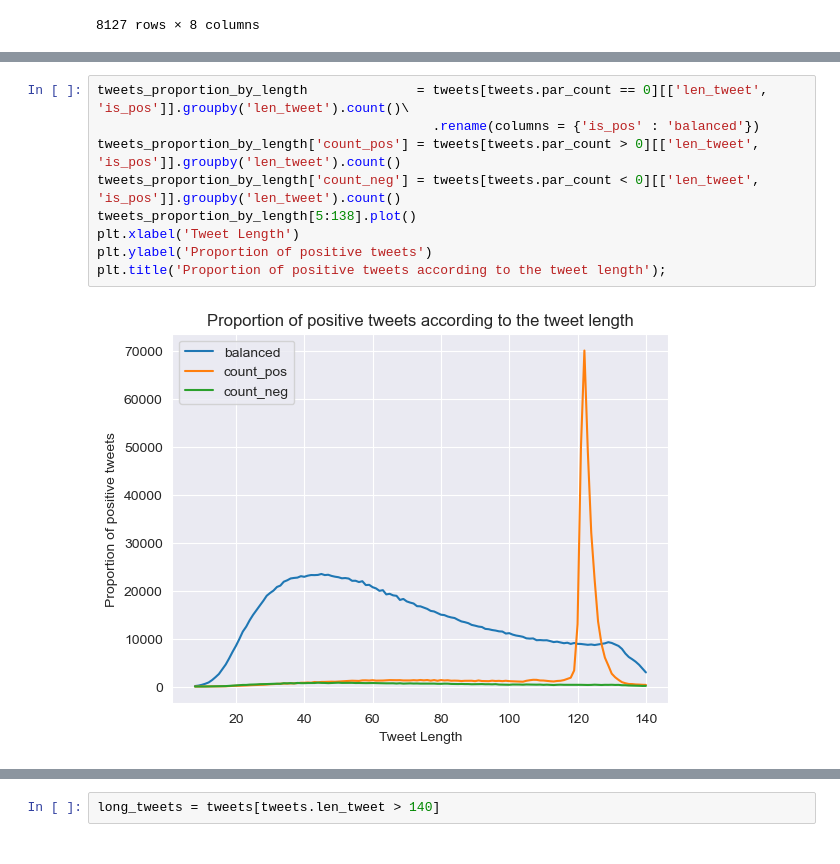
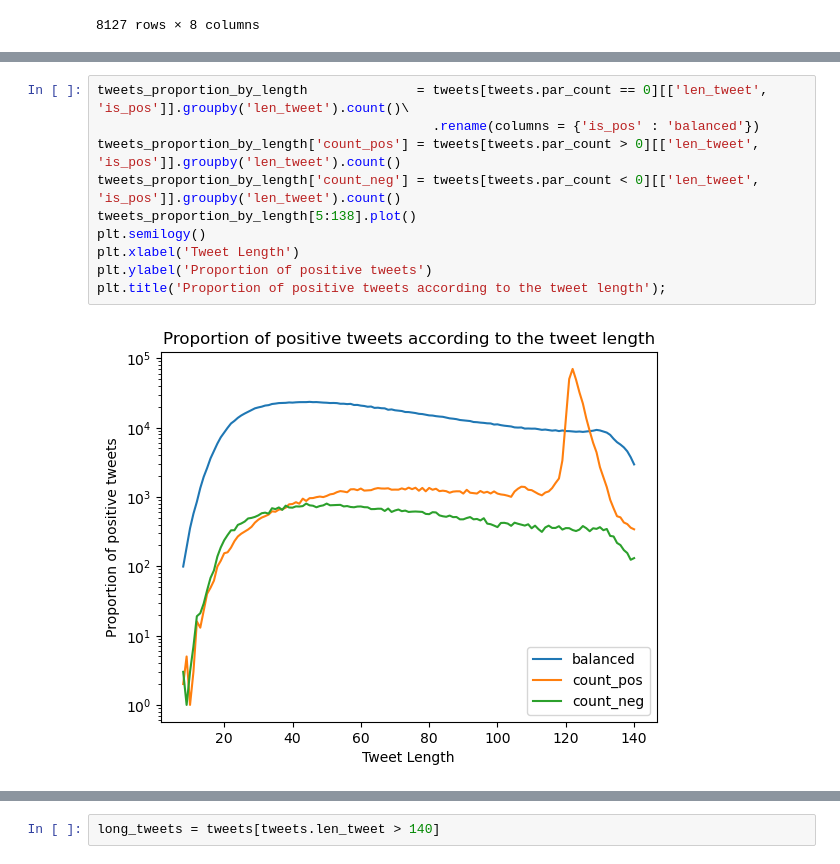
Before and after one commit to rolandogdp/ML-projects-2022, a Jupyter notebook: project2/data_exploration.ipynb, the cells around one changed output, grey strips where cells are left out. Drawn from its saved outputs; the diff is of its cells as text.

```diff
--- a/project2/data_exploration.ipynb
+++ b/project2/data_exploration.ipynb
@@ -118,14 +114,15 @@ plt.title('Proportion of positive tweets according to the tweet length');
 # %%
 tweets_proportion_by_length              = tweets[tweets.par_count == 0][['len_tweet', 'is_pos']].groupby('len_tweet').count()\
                                            .rename(columns = {'is_pos' : 'balanced'})
 tweets_proportion_by_length['count_pos'] = tweets[tweets.par_count > 0][['len_tweet', 'is_pos']].groupby('len_tweet').count()
 tweets_proportion_by_length['count_neg'] = tweets[tweets.par_count < 0][['len_tweet', 'is_pos']].groupby('len_tweet').count()
 tweets_proportion_by_length[5:138].plot()
+plt.semilogy()
 plt.xlabel('Tweet Length')
 plt.ylabel('Proportion of positive tweets')
 plt.title('Proportion of positive tweets according to the tweet length');
 # %% [output]
-[figure, old version]
+[figure, new version]
 # %%
 tweets_proportion_by_length              = tweets[tweets.par_count == 0][['len_tweet', 'is_pos']].groupby('len_tweet').mean()\
                                            .rename(columns = {'is_pos' : 'balanced'})
```
Also changed, not shown: parts of 9 cells of this notebook, 3 other files.
